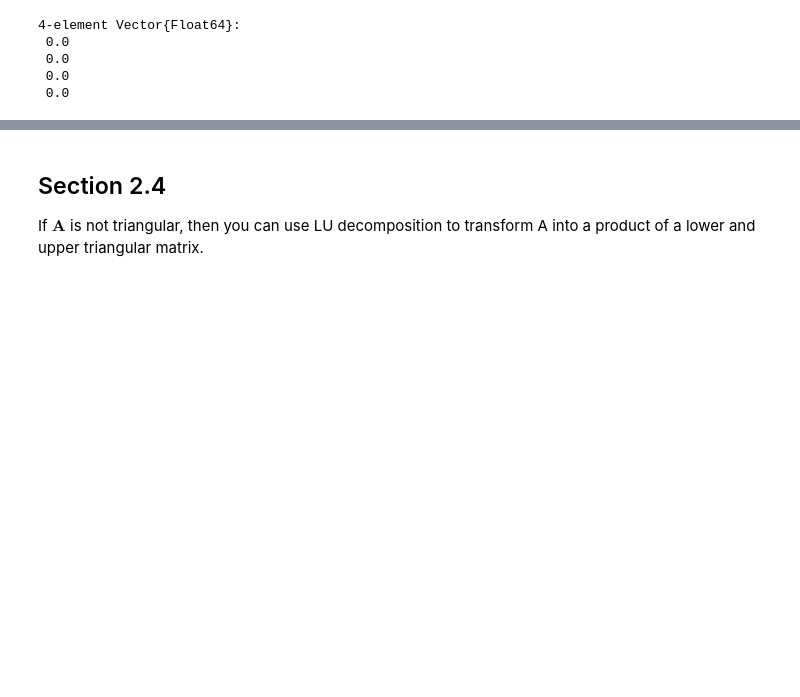
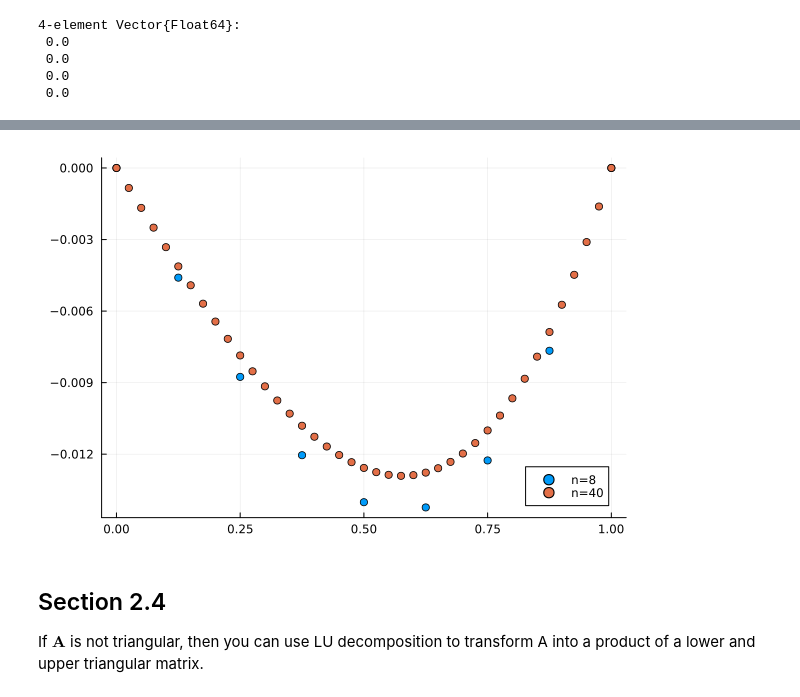
Before and after one commit to DrEntropy/FNC, a Jupyter notebook: Chapter2.ipynb, the cells around one changed output, grey strips where cells are left out. Drawn from its saved outputs; the diff is of its cells as text; code cells hidden in the pictures; blank space fills up the shorter version.

```diff
--- a/Chapter2.ipynb
+++ b/Chapter2.ipynb
@@ -141,3 +197,17 @@ U*backsub(U, b)- b
+# %%
+
+ # case n= 8
+ n = 8
+ m = [k/(5*n^2) for k in 1:(n-1)]
+ q_8 = displacement(10,m, n)
+ # case n= 40
+ n = 40
+ m = [k/(5*n^2) for k in 1:(n-1)]
+ q_40 = displacement(10,m, n)
+ scatter((0.:8)/8, q_8, label = "n=8")
+ scatter!((0.:40)/40, q_40, label = "n=40")
+# %% [output]
+[figure, added]
 # %% [markdown]
 ## Section 2.4
 
```
Also changed, not shown: parts of 3 cells of this notebook.
